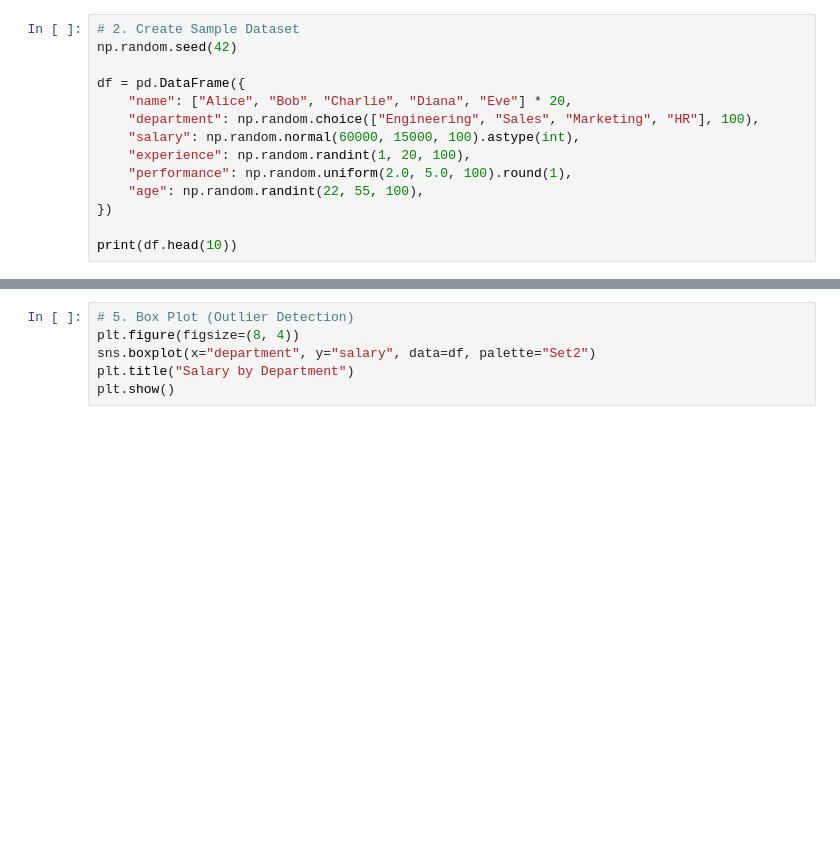
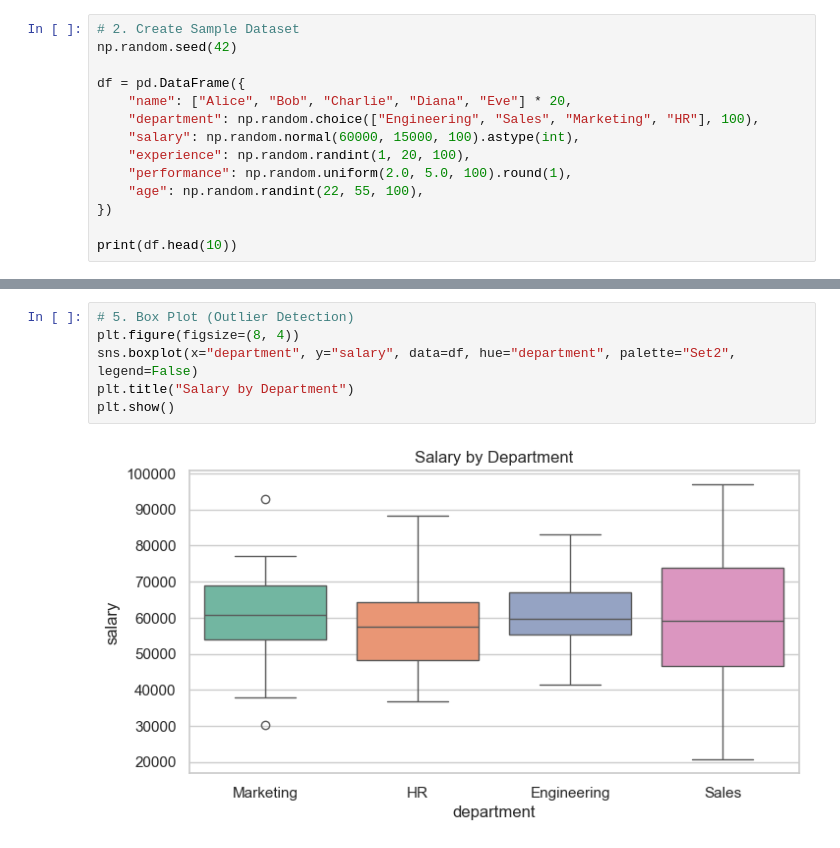
Before and after one commit to VivekGits7/data-science-poc, a Jupyter notebook: ipynb/seaborn.ipynb, the cells around one changed output, grey strips where cells are left out. Saved outputs shown, nothing was run; the diff lists cells and outputs as text; blank space fills up the shorter version.

```diff
--- a/ipynb/seaborn.ipynb
+++ b/ipynb/seaborn.ipynb
@@ -55,9 +61,11 @@ plt.show()
 # %%
 # 5. Box Plot (Outlier Detection)
 plt.figure(figsize=(8, 4))
-sns.boxplot(x="department", y="salary", data=df, palette="Set2")
+sns.boxplot(x="department", y="salary", data=df, hue="department", palette="Set2", legend=False)
 plt.title("Salary by Department")
 plt.show()
+# %% [output]
+[figure, added]
 # %%
 # 6. Violin Plot (Box + KDE Combined)
 plt.figure(figsize=(8, 4))
```
Also changed, not shown: parts of 15 cells of this notebook, 4 other files.
